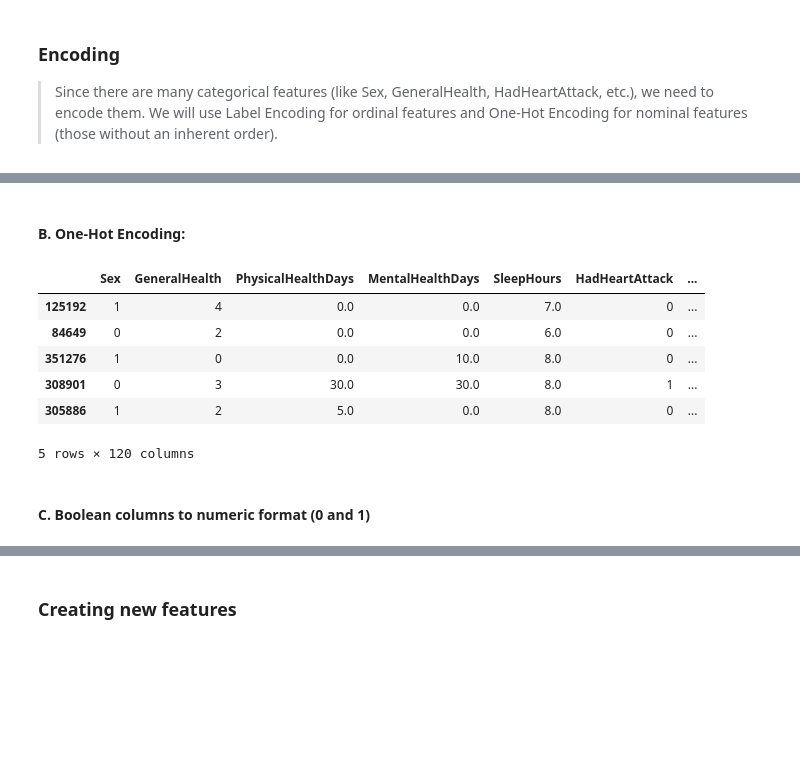
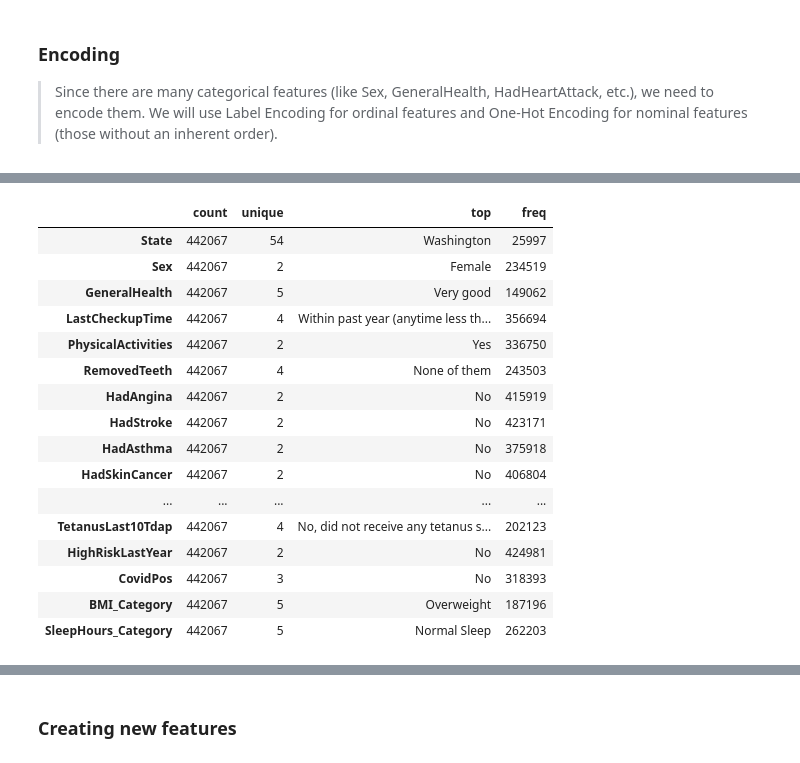
Before and after one commit to MaxChiu1122/ML-Project-with-Cathay-Life, a Jupyter notebook: notebooks/02_feature_engineering.ipynb, the cells around one changed output, grey strips where cells are left out. Cells and saved outputs as stored; diff of their text form; code cells hidden in the pictures; blank space fills up the shorter version.

```diff
--- a/notebooks/02_feature_engineering.ipynb
+++ b/notebooks/02_feature_engineering.ipynb
@@ -80,20 +58,0 @@ df.sample(5)
-# %% [markdown]
-#### B. One-Hot Encoding:
-# %%
-# One-Hot Encoding for nominal categorical variables
-df = pd.get_dummies(df, columns=['State', 'RaceEthnicityCategory', 'AgeCategory', 'BMI_Category', 'SleepHours_Category', 'LastCheckupTime',
-                                'PhysicalActivities', 'RemovedTeeth', 'HadAngina', 'HadStroke', 'HadAsthma', 'HadSkinCancer', 'HadCOPD',
-                                'HadDepressiveDisorder', 'HadKidneyDisease', 'HadArthritis', 'HadDiabetes', 'DeafOrHardOfHearing', 'BlindOrVisionDifficulty', 'DifficultyConcentrating',
-                                'DifficultyWalking', 'DifficultyDressingBathing', 'DifficultyErrands', 'ChestScan'], drop_first=True)
-
-df.sample(5)
-# %% [output]
-|  | Sex | GeneralHealth | PhysicalHealthDays | MentalHealthDays | SleepHours | HadHeartAttack | ... |
-| 125192 | 1 | 4 | 0.0 | 0.0 | 7.0 | 0 | ... |
-| 84649 | 0 | 2 | 0.0 | 0.0 | 6.0 | 0 | ... |
-| 351276 | 1 | 0 | 0.0 | 10.0 | 8.0 | 0 | ... |
-| 308901 | 0 | 3 | 30.0 | 30.0 | 8.0 | 1 | ... |
-| 305886 | 1 | 2 | 5.0 | 0.0 | 8.0 | 0 | ... |
-5 rows × 120 columns
-# %% [markdown]
-#### C. Boolean columns to numeric format (0 and 1)
@@ -103,0 +59,20 @@ df.sample(5)
+# %%
+df.describe(include='object').T
+# %% [output]
+|  | count | unique | top | freq |
+| State | 442067 | 54 | Washington | 25997 |
+| Sex | 442067 | 2 | Female | 234519 |
+| GeneralHealth | 442067 | 5 | Very good | 149062 |
+| LastCheckupTime | 442067 | 4 | Within past year (anytime less th... | 356694 |
+| PhysicalActivities | 442067 | 2 | Yes | 336750 |
+| RemovedTeeth | 442067 | 4 | None of them | 243503 |
+| HadAngina | 442067 | 2 | No | 415919 |
+| HadStroke | 442067 | 2 | No | 423171 |
+| HadAsthma | 442067 | 2 | No | 375918 |
+| HadSkinCancer | 442067 | 2 | No | 406804 |
+| ... | ... | ... | ... | ... |
+| TetanusLast10Tdap | 442067 | 4 | No, did not receive any tetanus s... | 202123 |
+| HighRiskLastYear | 442067 | 2 | No | 424981 |
+| CovidPos | 442067 | 3 | No | 318393 |
+| BMI_Category | 442067 | 5 | Overweight | 187196 |
+| SleepHours_Category | 442067 | 5 | Normal Sleep | 262203 |
```
Also changed, not shown: parts of 13 cells of this notebook, 3 other files.
